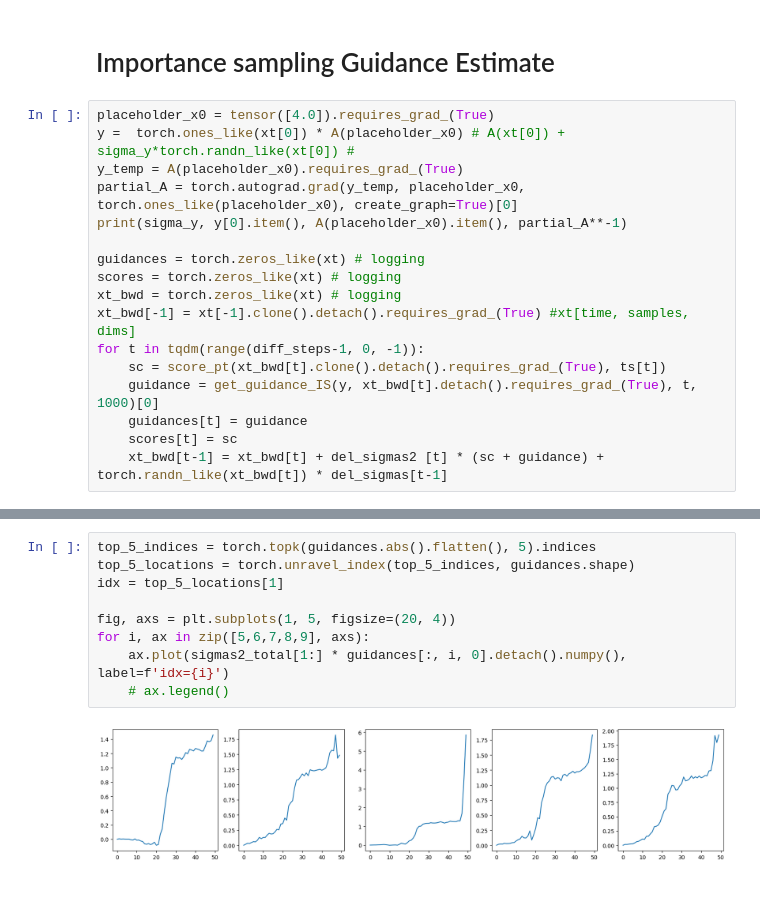
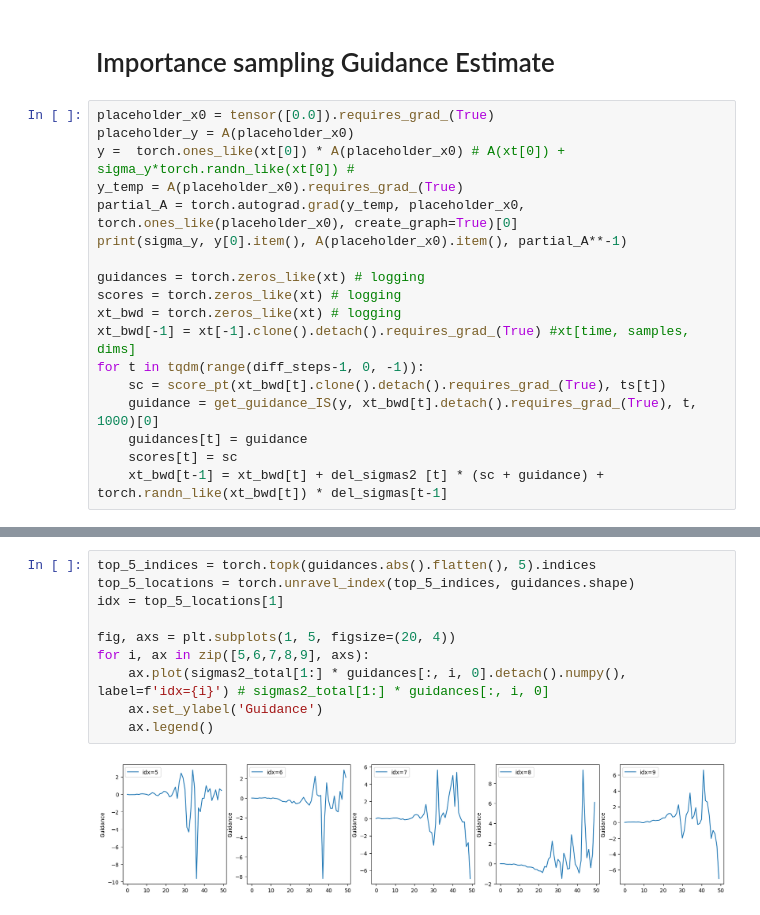
Before and after one commit to kkaliteevskiy/pdediff, a Jupyter notebook: guidance experiments/MMG_with_IS_guidance.ipynb, the cells around one changed output, grey strips where cells are left out. Saved outputs shown, nothing was run; the diff lists cells and outputs as text.

```diff
--- a/guidance experiments/MMG_with_IS_guidance.ipynb
+++ b/guidance experiments/MMG_with_IS_guidance.ipynb
@@ -72,7 +73,8 @@ tensor(11.0718, grad_fn=<MeanBackward0>) tensor(111.3155, grad_fn=<StdBackward0>
 # %% [markdown]
 # Importance sampling Guidance Estimate
 # %%
-placeholder_x0 = tensor([4.0]).requires_grad_(True)
+placeholder_x0 = tensor([0.0]).requires_grad_(True)
+placeholder_y = A(placeholder_x0)
 y =  torch.ones_like(xt[0]) * A(placeholder_x0) # A(xt[0]) + sigma_y*torch.randn_like(xt[0]) #
 y_temp = A(placeholder_x0).requires_grad_(True)
 partial_A = torch.autograd.grad(y_temp, placeholder_x0, torch.ones_like(placeholder_x0), create_graph=True)[0]
@@ -105,11 +123,12 @@ Text(0.5, 0, 'x (denoised)')
 # %%
 top_5_indices = torch.topk(guidances.abs().flatten(), 5).indices
 top_5_locations = torch.unravel_index(top_5_indices, guidances.shape)
 idx = top_5_locations[1]
 
 fig, axs = plt.subplots(1, 5, figsize=(20, 4))
 for i, ax in zip([5,6,7,8,9], axs):
-    ax.plot(sigmas2_total[1:] * guidances[:, i, 0].detach().numpy(), label=f'idx={i}')
-    # ax.legend()
+    ax.plot(sigmas2_total[1:] * guidances[:, i, 0].detach().numpy(), label=f'idx={i}') # sigmas2_total[1:] * guidances[:, i, 0]
+    ax.set_ylabel('Guidance')
+    ax.legend()
 # %% [output]
-[figure, old version]
+[figure, new version]
```
Also changed, not shown: parts of 7 cells of this notebook, 1 other file.
